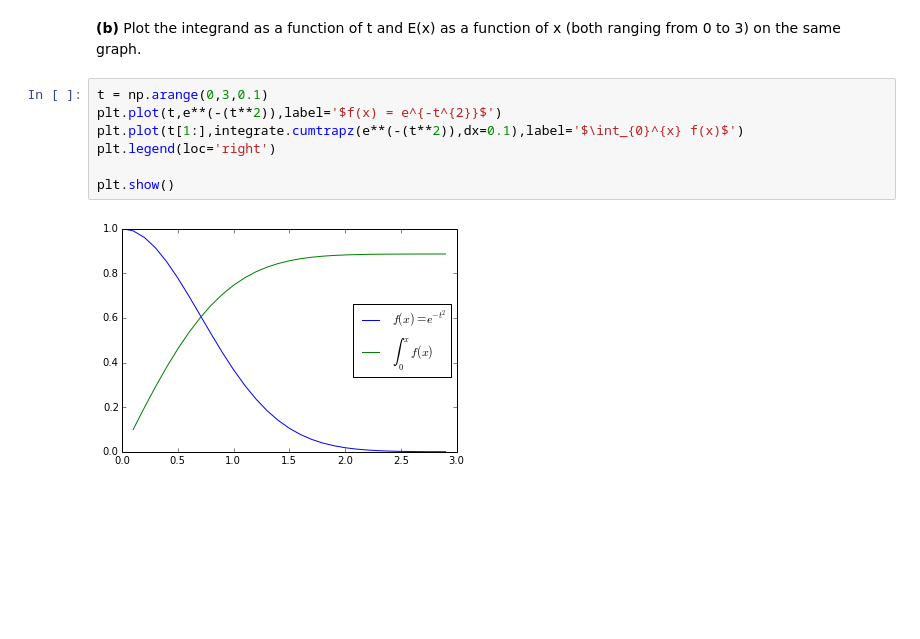
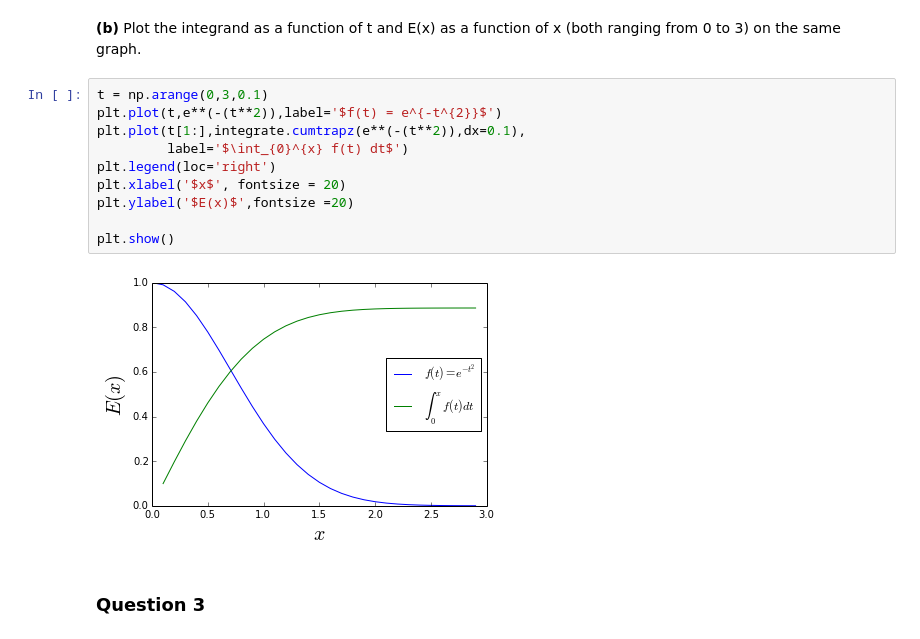
Before and after one commit to pcnelson202/PHYS202-S14, a Jupyter notebook: SciPy/IntegrationExercises.ipynb, the cells around one changed output. Saved outputs shown, nothing was run; the diff lists cells and outputs as text; blank space fills up the shorter version.

```diff
--- a/SciPy/IntegrationExercises.ipynb
+++ b/SciPy/IntegrationExercises.ipynb
@@ -95,10 +95,15 @@ print integrate.cumtrapz(e**(-(t**2)),dx=0.1)
 **(b)** Plot the integrand as a function of t and E(x) as a function of x (both ranging from 0 to 3) on the same graph.
 # %%
 t = np.arange(0,3,0.1)
-plt.plot(t,e**(-(t**2)),label='$f(x) = e^{-t^{2}}$')
-plt.plot(t[1:],integrate.cumtrapz(e**(-(t**2)),dx=0.1),label='$\int_{0}^{x} f(x)$')
+plt.plot(t,e**(-(t**2)),label='$f(t) = e^{-t^{2}}$')
+plt.plot(t[1:],integrate.cumtrapz(e**(-(t**2)),dx=0.1),
+         label='$\int_{0}^{x} f(t) dt$')
 plt.legend(loc='right')
+plt.xlabel('$x$', fontsize = 20)
+plt.ylabel('$E(x)$',fontsize =20)
 
 plt.show()
 # %% [output]
-[figure, old version]
+[figure, new version]
+# %% [markdown]
+### Question 3
```
Also changed, not shown: parts of 6 cells of this notebook.
